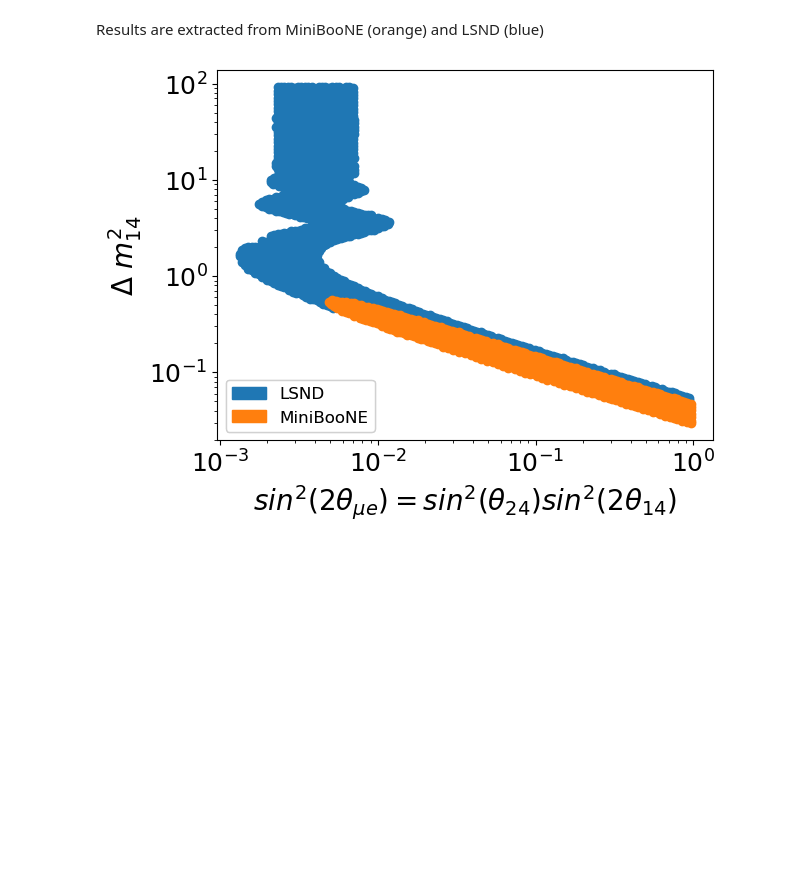
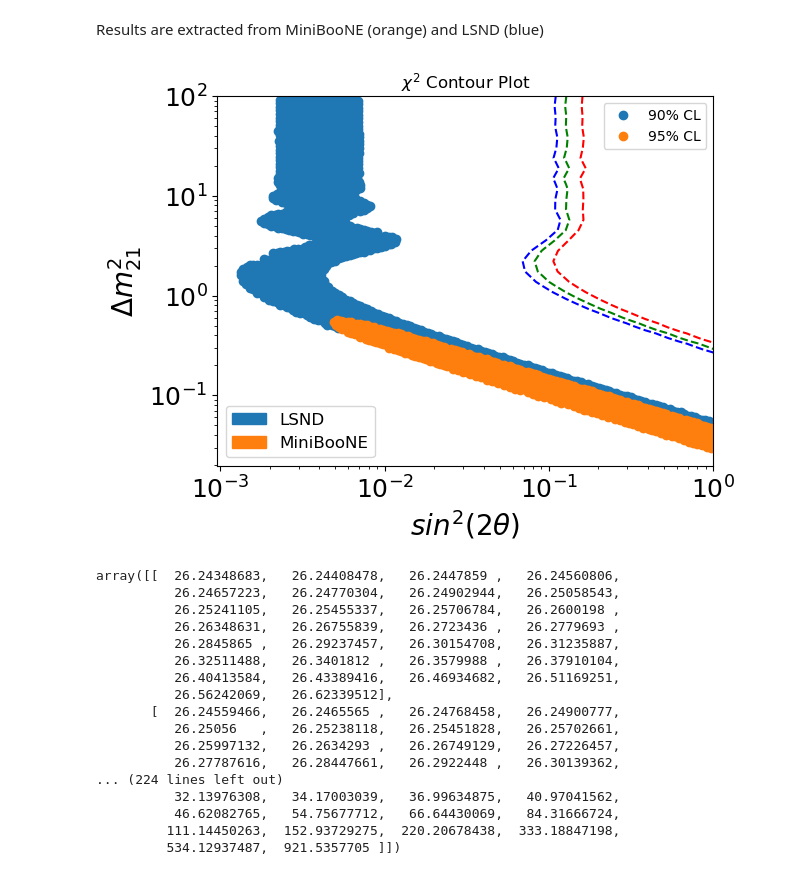
Before and after one commit to chendurshr/MicroBooNE-sem6, a Jupyter notebook: MainAnalysis_template.ipynb, the cells around one changed output. Cells and saved outputs as stored; diff of their text form; code cells hidden in the pictures; blank space fills up the shorter version.

```diff
--- a/MainAnalysis_template.ipynb
+++ b/MainAnalysis_template.ipynb
@@ -593,10 +662,10 @@ def nu_mu_oscillation(weights, sin_2theta_sq, del_m_21, length, energy):
     osc_weights = weights * oscillation_function(sin_2theta_sq, del_m_21, length, energy)
     return osc_weights
 # %%
-test_theta = 0.6
-test_mass = 5
+test_theta = 0
+test_mass = 0
 MC_EXT_OSC_COPY = MC_EXT_OSC.copy()
 MC_EXT_OSC_COPY['weight'] = nu_mu_oscillation(MC_EXT_OSC_COPY['weight'], test_theta, test_mass, MC_EXT_OSC_COPY['true_L'], MC_EXT_OSC_COPY['true_E'])
-x, osc_count, mc_count, mc_error = modded_multi_hist_plot_fnc(DATA_OSC, MC_EXT_OSC_COPY, 'trk_energy_tot')
+x, osc_count, mc_count, mc_error = unweighted_multi_histplot(MB_DATA_OSC, MC_EXT_OSC_COPY, 'trk_energy_tot')
 #x, mc_y, data_y, y_errors = modded_multi_hist_plot_fnc(OSC_DATA_CUT, MC_EXT_CUT, 'trk_energy_tot')
 # %% [output]
@@ -604,5 +673,5 @@ x, osc_count, mc_count, mc_error = modded_multi_hist_plot_fnc(DATA_OSC, MC_EXT_O
 # %%
-def chi_squared(params, observed, expected):
+def chi_squared(params, observed, expected, weight = True):
     """
     Chi-squared function for neutrino oscillation fit.
 
@@ -620,8 +689,10 @@ def chi_squared(params, observed, expected):
     osc_mc_data = observed.copy()
     osc_mc_data['weight'] = nu_mu_oscillation(
         observed['weight'], sin_2theta_sq, del_m21_sq, observed['true_L'], observed['true_E'])
-
-    x, osc_count, mc_count, mc_error = data_binning(expected, osc_mc_data, 'trk_energy_tot')
+    if weight:
+        x, osc_count, mc_count, mc_error = data_binning(expected, osc_mc_data, 'trk_energy_tot')
+    else:
+        x, osc_count, mc_count, mc_error = unweighted_data_binning(expected, osc_mc_data, 'trk_energy_tot')
 
     # if len(osc_mc_data['weight']) != len(expected) or len(uncertainty) != len(expected):
     #     raise ValueError("Length mismatch between observed, expected, and uncertainty.")
@@ -646,4 +717,15 @@ def chi_squared_plus_x_finder(chi_squared_values, lowest_chi_squared, x):
 
     chi_plus1_values_index = np.where(chi_squared_plus1_condition)
     return chi_plus1_values_index
+
+def gen_chi_grid(x_vals, y_vals, df, weight = True):
+    sim_df, expected_df = df
+        # Create a 2D array to store chi-squared values
+    chi2_grid = np.zeros((len(x_vals), len(y_vals)))
+
+    # Compute chi-squared for each grid point
+    for j, x_val in enumerate(x_vals):
+        for i, y_val in enumerate(y_vals):
+            chi2_grid[i, j] = chi_squared([y_val, x_val], sim_df, expected_df)
+    return chi2_grid
 # %%
@@ -706,0 +845,6 @@ Optimized theta: 0.5661889070355537, Optimized Δm_21: 11.70264764074091
+# %%
+sin_2theta_sq_values = np.logspace(-2, 0, 30)  # Adjust range as needed
+del_m21_sq_values = np.logspace(-1, 2, 30)  # Adjust range as needed
+
+MC_EXT_OSC = MC_EXT_CUT.copy()
+contour_plotting(sin_2theta_sq_values, del_m21_sq_values, (MC_EXT_OSC, MB_DATA_OSC), confidence_cont=True, cmap = True, weight_cond = False, error_cont= False, log_scale = True)
@@ -744,25 +907,44 @@ Results are extracted from MiniBooNE (orange) and LSND (blue)
 # %%
 # Load data
 LSND_data = pd.read_csv('./data/DataSet_LSND.csv').to_numpy()
 MiniBooNE_data = pd.read_csv('./data/DataSet_MiniBooNE.csv').to_numpy()
 
 # Plot data
 plt.plot(LSND_data[:,0],LSND_data[:,1],'o')
 plt.plot(MiniBooNE_data[:,0],MiniBooNE_data[:,1],'o')
 
 # Producing MiniBooNE/LSND legend
 LSND_path = mpatches.Patch(color='tab:blue', label = 'LSND')
 MINI_path = mpatches.Patch(color='tab:orange', label = 'MiniBooNE')
 first_legend = plt.legend(handles=[LSND_path, MINI_path], loc = 'lower left', fontsize = 12)
 plt.gca().add_artist(first_legend)
 
 
 plt.xlabel(r'$sin^2(2\theta_{\mu e})=sin^2(\theta_{24})sin^2(2\theta_{14})$',fontsize=20)
 plt.ylabel(r'$\Delta$ $m_{14}^2$',fontsize=20)
 plt.xticks(fontsize=18)
 plt.yticks(fontsize=18)
 plt.yscale('log')
 plt.xscale('log')
-plt.show()
+
+contour_plotting(sin_2theta_sq_values, del_m21_sq_values, (MC_EXT_OSC, MB_DATA_OSC), confidence_cont=True, cmap = False, weight_cond = False, error_cont= False, log_scale = True)
+#plt.show()
 # %% [output]
-[figure, old version]
+[figure, new version]
+array([[  26.24348683,   26.24408478,   26.2447859 ,   26.24560806,
+          26.24657223,   26.24770304,   26.24902944,   26.25058543,
+          26.25241105,   26.25455337,   26.25706784,   26.2600198 ,
+          26.26348631,   26.26755839,   26.2723436 ,   26.2779693 ,
+          26.2845865 ,   26.29237457,   26.30154708,   26.31235887,
+          26.32511488,   26.3401812 ,   26.3579988 ,   26.37910104,
+          26.40413584,   26.43389416,   26.46934682,   26.51169251,
+          26.56242069,   26.62339512],
+       [  26.24559466,   26.2465565 ,   26.24768458,   26.24900777,
+          26.25056   ,   26.25238118,   26.25451828,   26.25702661,
+          26.25997132,   26.2634293 ,   26.26749129,   26.27226457,
+          26.27787616,   26.28447661,   26.2922448 ,   26.30139362,
+... (224 lines left out)
+          32.13976308,   34.17003039,   36.99634875,   40.97041562,
+          46.62082765,   54.75677712,   66.64430069,   84.31666724,
+         111.14450263,  152.93729275,  220.20678438,  333.18847198,
+         534.12937487,  921.5357705 ]])
```
Also changed, not shown: parts of 31 cells of this notebook.
